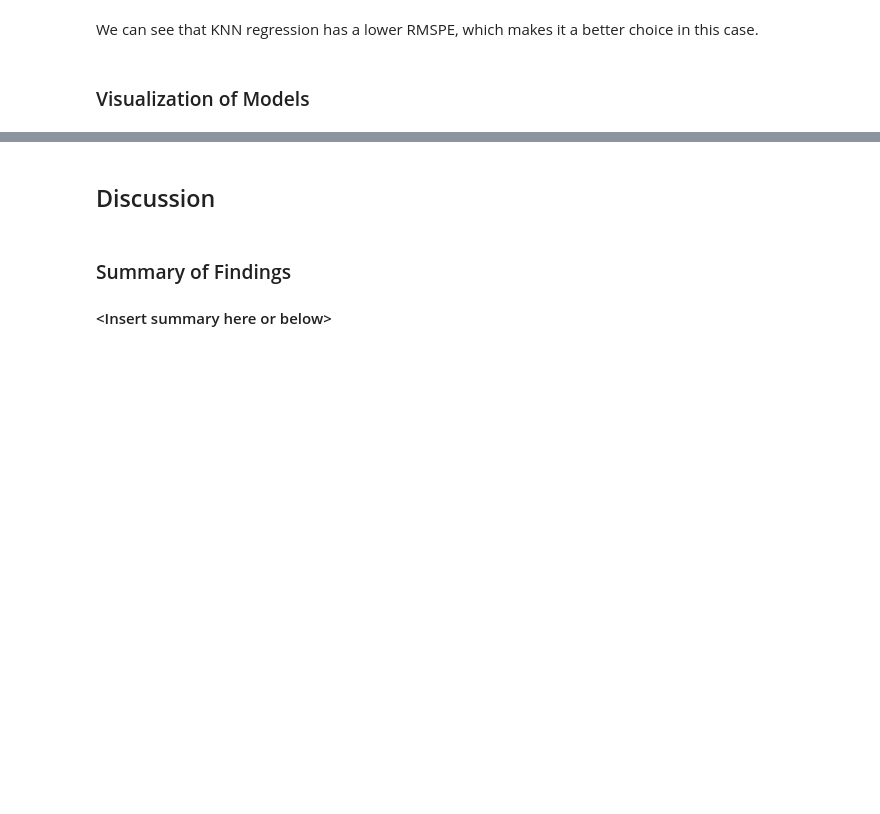
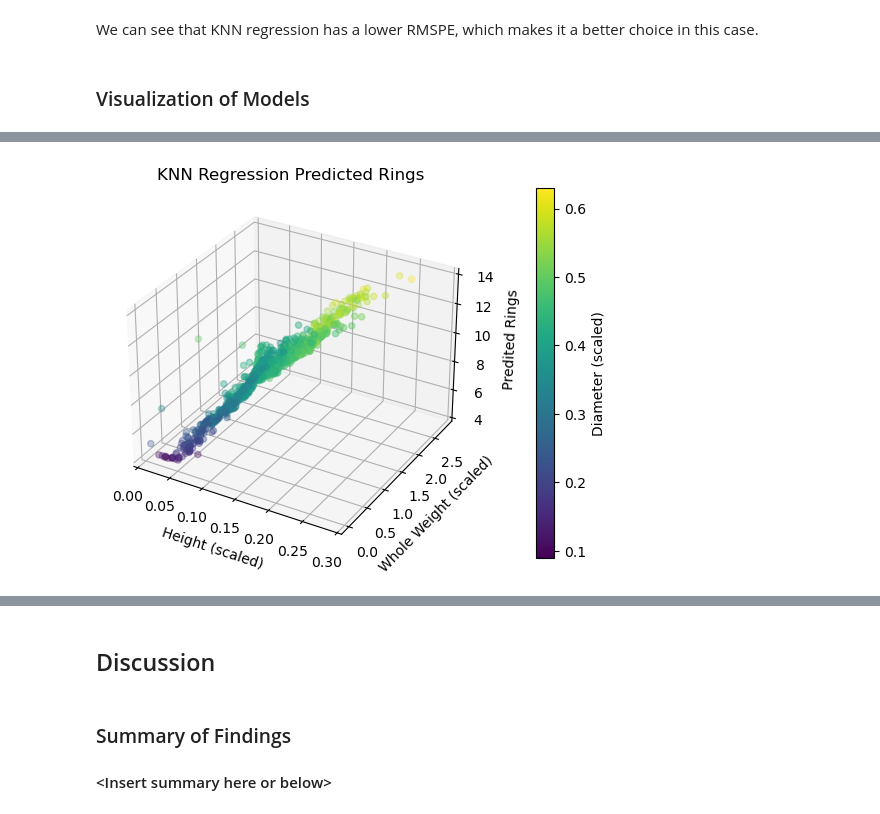
Before and after one commit to justinli34/Abalone-Age-Model, a Jupyter notebook: Project Report.ipynb, the cells around one changed output, grey strips where cells are left out. Cells and saved outputs as stored; diff of their text form; code cells hidden in the pictures; blank space fills up the shorter version.

```diff
--- a/Project Report.ipynb
+++ b/Project Report.ipynb
@@ -507,0 +533,20 @@ plt.show()
+# %%
+# Alternate axes for a different perspective
+fig = plt.figure()
+ax = plt.axes(projection='3d')
+ax.set_xlim([0, 0.3])
+
+sc = ax.scatter(abalone_predictions["height"], abalone_predictions["weight_whole"], abalone_predictions["predicted_rings"], c=abalone_predictions["diameter"])
+
+ax.set_xlabel("Height (scaled)")
+ax.set_ylabel("Whole Weight (scaled)")
+ax.set_zlabel("Predited Rings")
+ax.set_title("KNN Regression Predicted Rings") #not sure what to title this
+
+cbar = plt.colorbar(sc, label="Diameter (scaled)")
+
+plt.subplots_adjust(right=2)
+
+plt.show()
+# %% [output]
+[figure, added]
```
Also changed, not shown: parts of 9 cells of this notebook.
